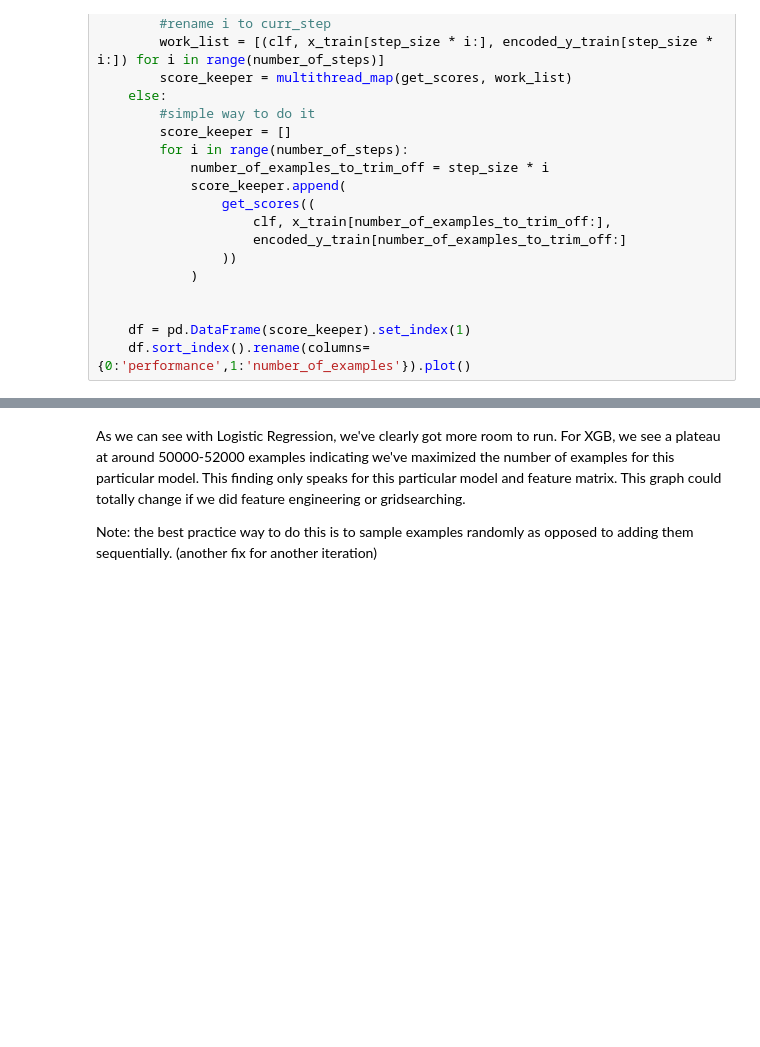
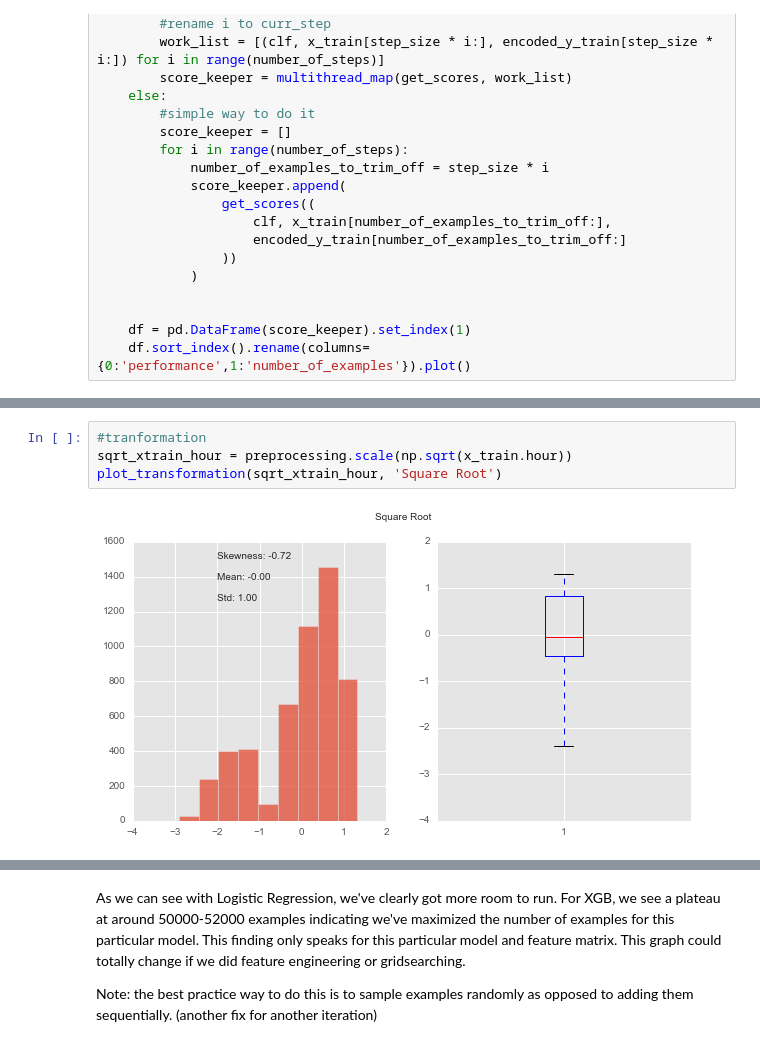
Before and after one commit to asharma567/multiclass_with_major_class_imbalance, a Jupyter notebook: analysis.ipynb, the cells around one changed output, grey strips where cells are left out. Cells and saved outputs as stored; diff of their text form; blank space fills up the shorter version.

```diff
--- a/analysis.ipynb
+++ b/analysis.ipynb
@@ -702,0 +776,6 @@ def get_optimal_number_of_training_examples(clf, x_train, y_train, number_of_ste
+# %%
+#tranformation
+sqrt_xtrain_hour = preprocessing.scale(np.sqrt(x_train.hour))
+plot_transformation(sqrt_xtrain_hour, 'Square Root')
+# %% [output]
+[figure, added]
```
Also changed, not shown: parts of 38 cells of this notebook.
